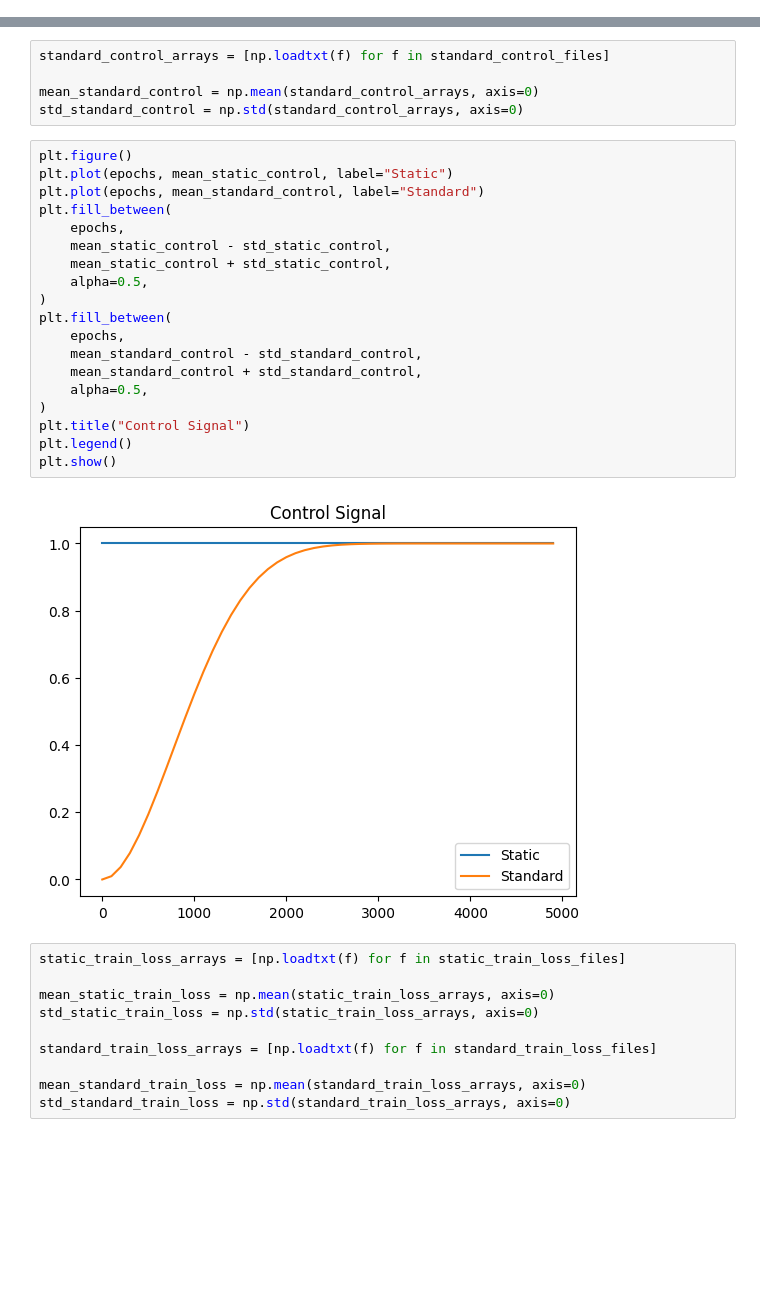
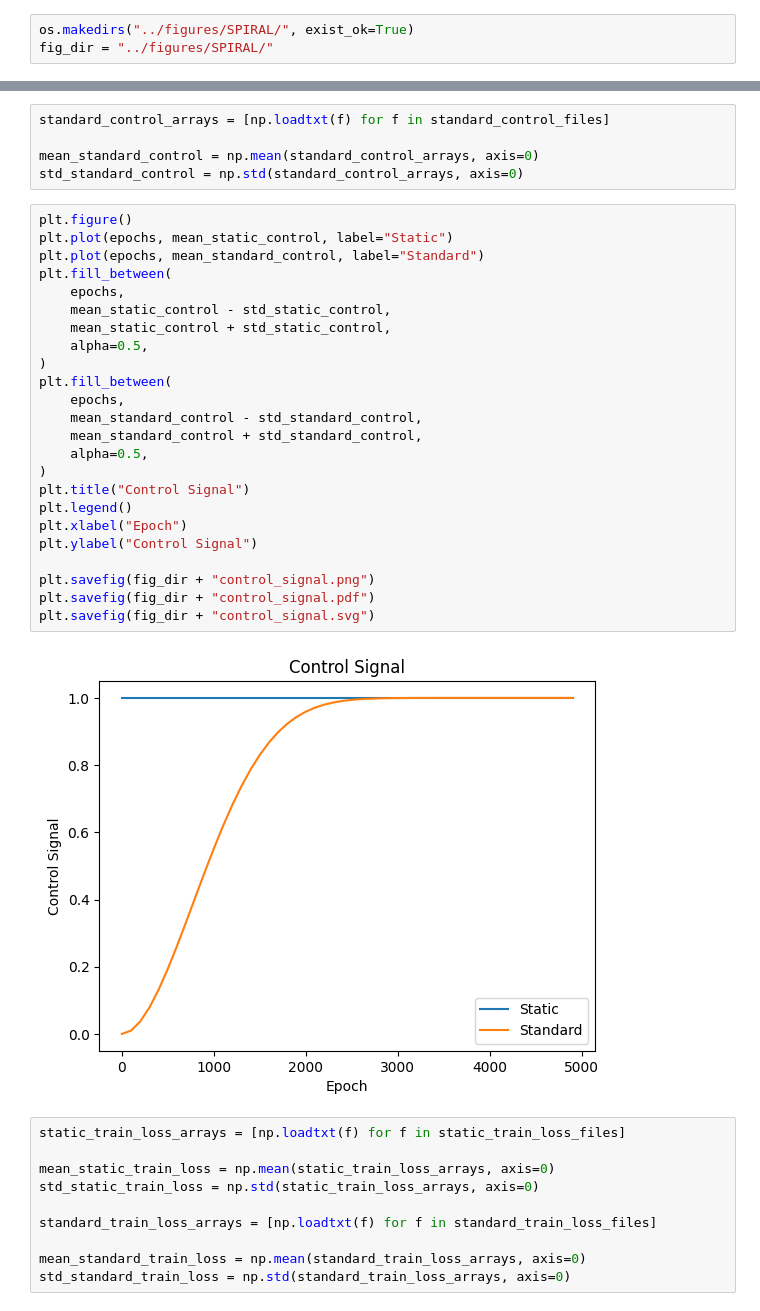
Before and after one commit to TheLedAlchemist/N3, a Jupyter notebook: nbs/spiral_analysis.ipynb, the cells around one changed output, grey strips where cells are left out. Drawn from its saved outputs; the diff is of its cells as text; blank space fills up the shorter version.

```diff
--- a/nbs/spiral_analysis.ipynb
+++ b/nbs/spiral_analysis.ipynb
@@ -6,3 +7,6 @@ import glob
+# %%
+os.makedirs("../figures/SPIRAL/", exist_ok=True)
+fig_dir = "../figures/SPIRAL/"
 # %%
 output_dir = "../output"
 static_epoch_files = glob.glob(output_dir + "/SPIRAL_STATIC/*/" + "epochs.txt")
@@ -41,24 +45,29 @@ std_standard_control = np.std(standard_control_arrays, axis=0)
 # %%
 plt.figure()
 plt.plot(epochs, mean_static_control, label="Static")
 plt.plot(epochs, mean_standard_control, label="Standard")
 plt.fill_between(
     epochs,
     mean_static_control - std_static_control,
     mean_static_control + std_static_control,
     alpha=0.5,
 )
 plt.fill_between(
     epochs,
     mean_standard_control - std_standard_control,
     mean_standard_control + std_standard_control,
     alpha=0.5,
 )
 plt.title("Control Signal")
 plt.legend()
-plt.show()
+plt.xlabel("Epoch")
+plt.ylabel("Control Signal")
+
+plt.savefig(fig_dir + "control_signal.png")
+plt.savefig(fig_dir + "control_signal.pdf")
+plt.savefig(fig_dir + "control_signal.svg")
 # %% [output]
-[figure, old version]
+[figure, new version]
 # %%
 static_train_loss_arrays = [np.loadtxt(f) for f in static_train_loss_files]
 
```
Also changed, not shown: parts of 4 cells of this notebook, 1 other file.
